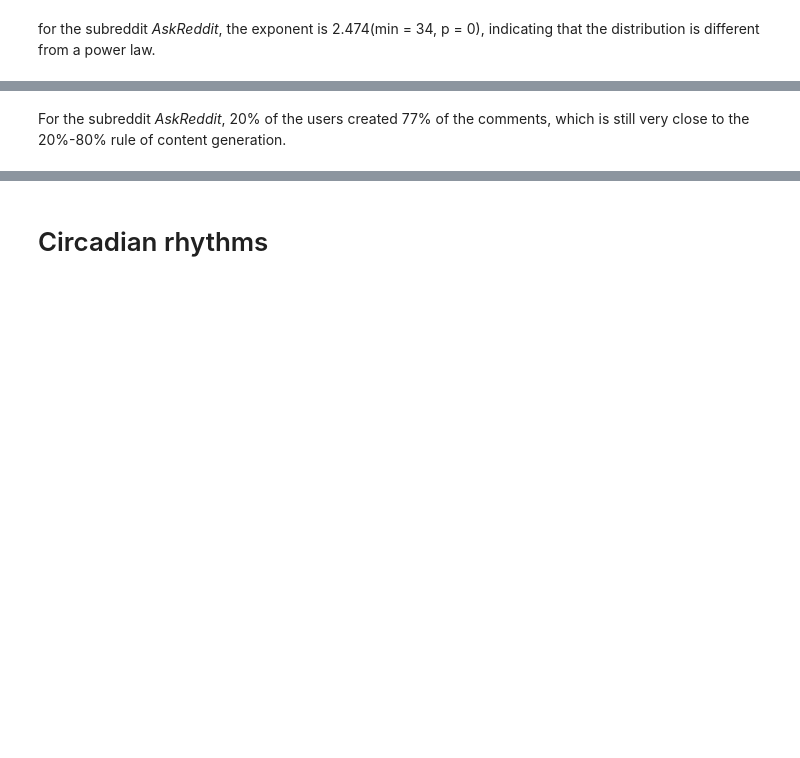
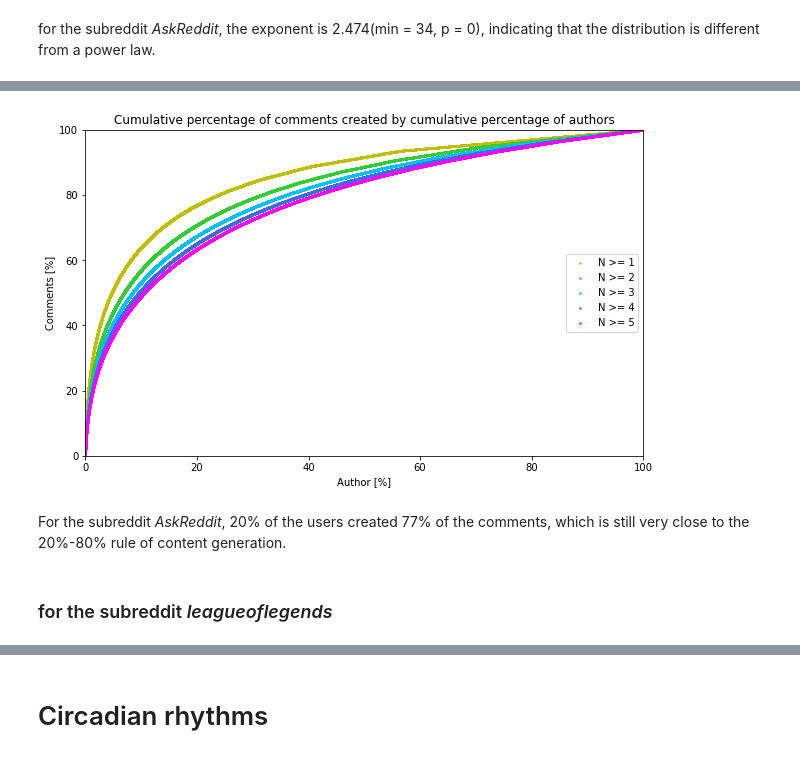
Before and after one commit to epfl-ada/ada-2020-project-milestone-p3-p3_chd, a Jupyter notebook: P4.ipynb, the cells around one changed output, grey strips where cells are left out. Cells and saved outputs as stored; diff of their text form; code cells hidden in the pictures; blank space fills up the shorter version.

Commit message:
more subreddits

```diff
--- a/P4.ipynb
+++ b/P4.ipynb
@@ -479,8 +473,6 @@ plt.ylim([0,100])
 plt.xlabel('Author [%]')
 plt.ylabel("Comments [%]")
 plt.legend(loc='center right')
-cursor = Cursor(ax, horizOn = True, vertOn = True, color = 'black', linewidth = 2.0)
-
+plt.savefig('img/2080rule/fig_D.png')
 plt.show()
-plt.savefig('img/2080rule/fig_D.png')
 # %% [output]
@@ -489,2 +479,5 @@ plt.savefig('img/2080rule/fig_D.png')
+[figure, added]
 # %% [markdown]
 For the subreddit *AskReddit*, 20% of the users created 77% of the comments, which is still very close to the 20%-80% rule of content generation.
+# %% [markdown]
+### for the subreddit *leagueoflegends*
```
Also changed, not shown: parts of 19 cells of this notebook, 6 other files.
